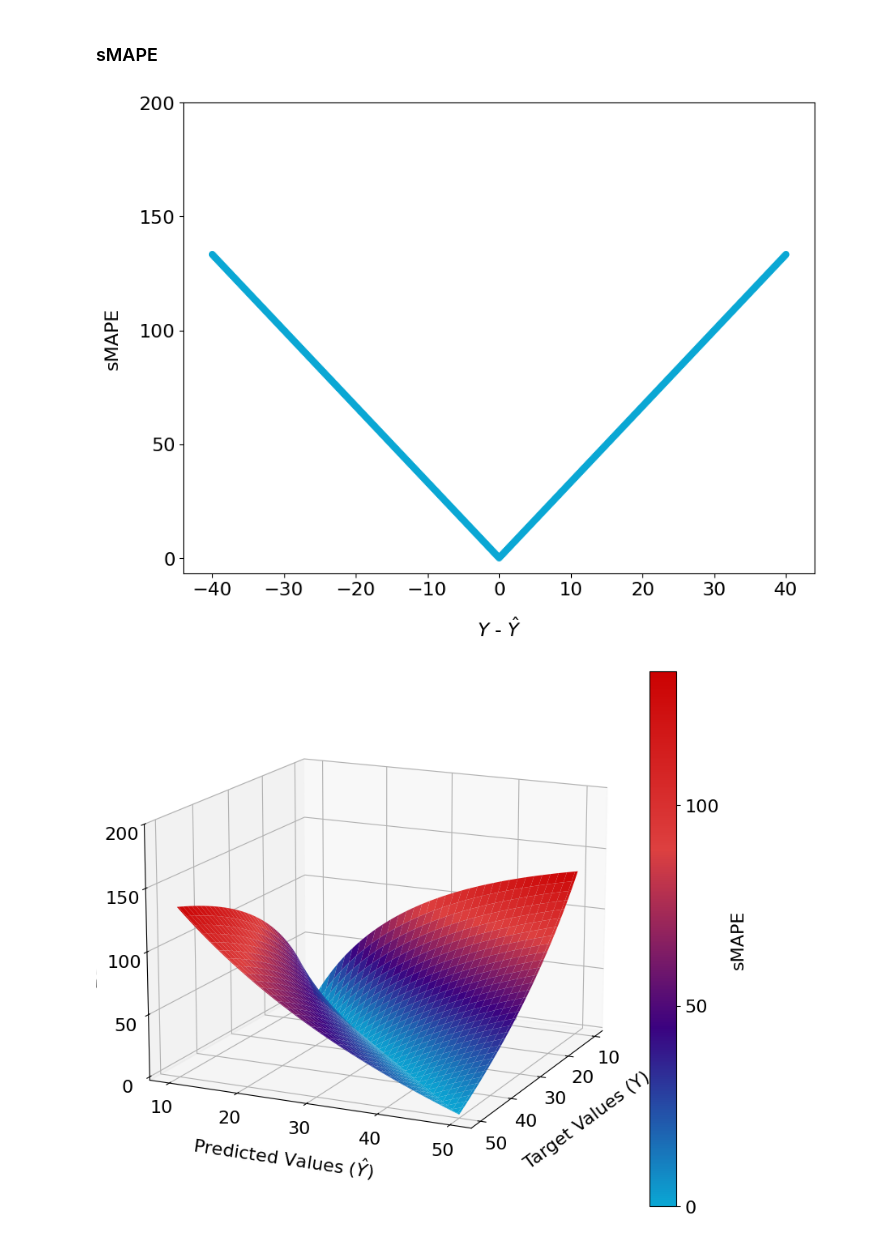
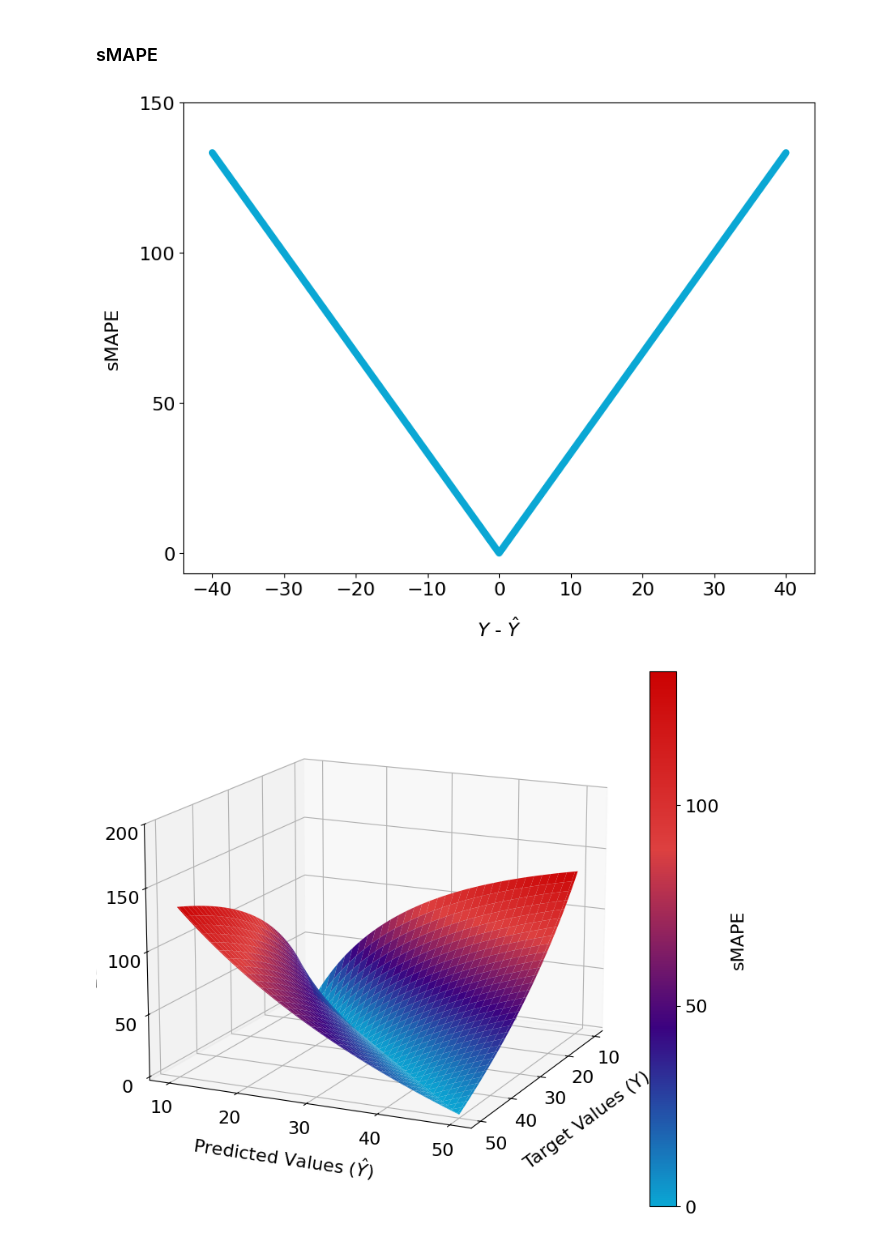
Before and after one commit to NannyML/The-Little-Book-of-ML-Metrics, a Jupyter notebook: notebooks/regression_plots.ipynb, the cells around one changed output. Saved outputs shown, nothing was run; the diff lists cells and outputs as text; code cells hidden in the pictures.

```diff
--- a/notebooks/regression_plots.ipynb
+++ b/notebooks/regression_plots.ipynb
@@ -267,14 +267,14 @@ smape = 200 * np.abs(real_values - predicted_values[::-1]) / (np.abs(real_values
 # %%
 fig, ax = plt.subplots(figsize=(6.4*1.5, 4.8*1.5))
 ax.plot(diff, smape, c=start_color, linewidth=6, solid_capstyle='round')
 ax.set_ylabel('sMAPE')
 ax.set_xlabel('$Y$ - $\hat{Y}$')
 ax.set_xticks([-40, -30, -20, -10, 0, 10, 20, 30, 40])
-ax.set_yticks([0, 50, 100, 150, 200])
-plt.savefig('../book/figures/sMAPE_cross_section.png', dpi=300, bbox_inches='tight', pad_inches=0)
+ax.set_yticks([0, 50, 100, 150])
+#plt.savefig('../book/figures/sMAPE_cross_section.png', dpi=300, bbox_inches='tight', pad_inches=0)
 plt.show()
 # %% [output]
-[figure, old version]
+[figure, new version]
 # %%
 fig = plt.figure(figsize=(6.4*1.5, 4.8*1.5))
 ax = fig.add_subplot(111, projection='3d')
```
Also changed, not shown: parts of 15 cells of this notebook, 1 other file.
